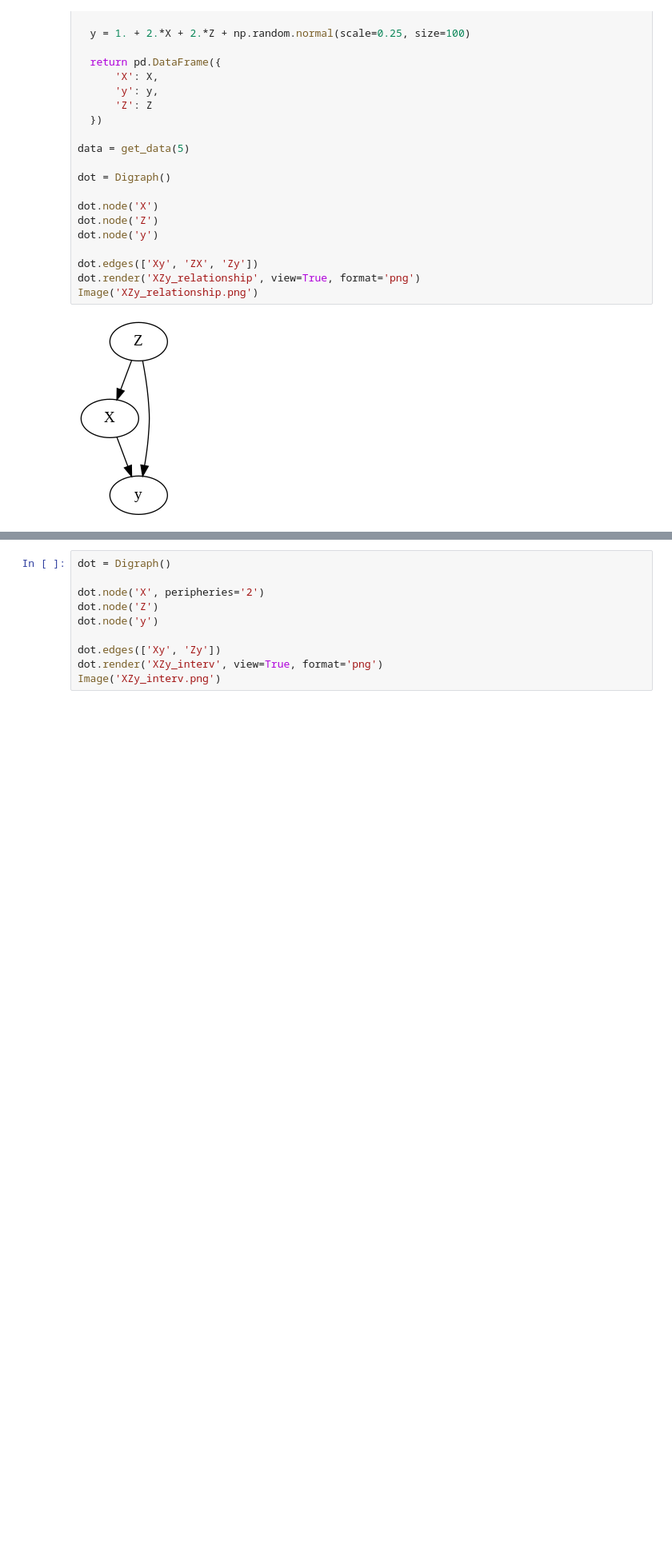
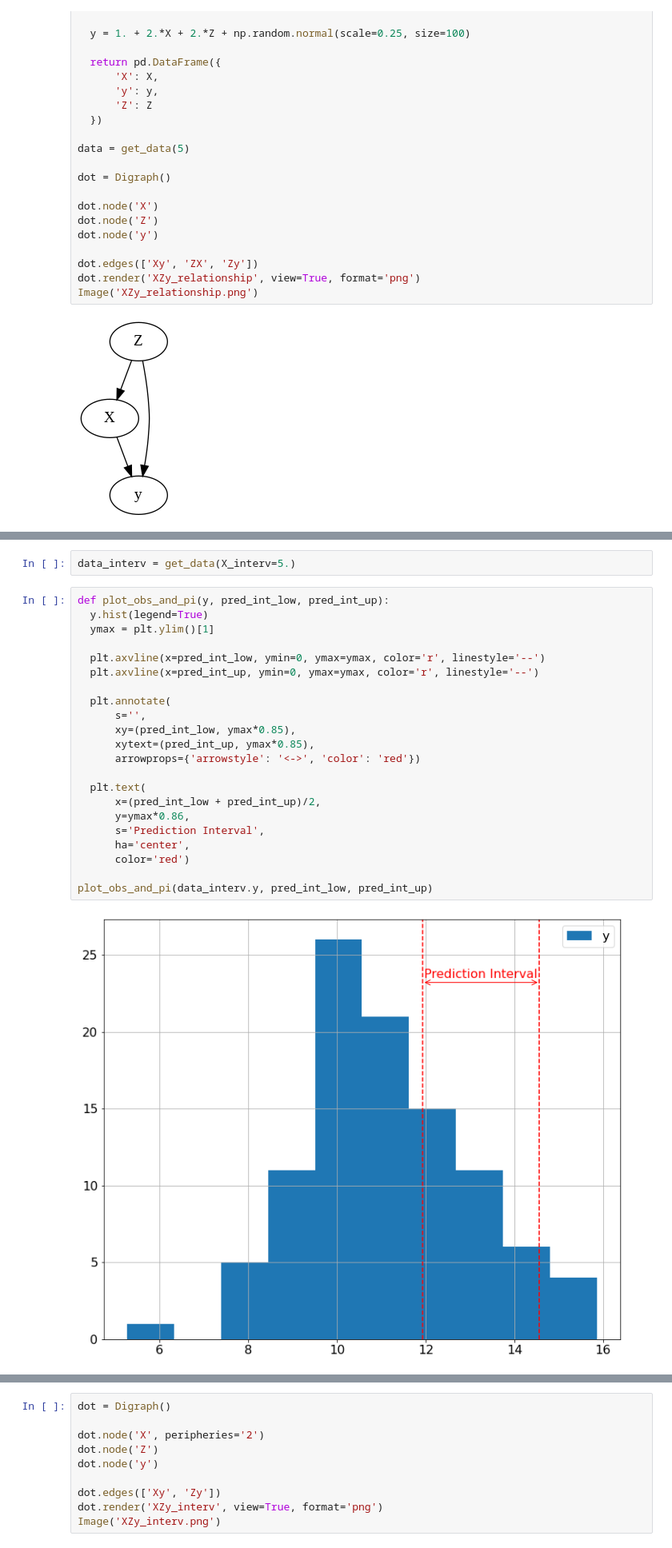
Before and after one commit to RoetGer/applied-causality-booklet, a Jupyter notebook: causality_basics.ipynb, the cells around one changed output, grey strips where cells are left out. Shown at 80% size. Cells and saved outputs as stored; diff of their text form; blank space fills up the shorter version.

```diff
--- a/causality_basics.ipynb
+++ b/causality_basics.ipynb
@@ -174,0 +226,26 @@ data.plot.scatter('Z', 'y')
+# %%
+data_interv = get_data(X_interv=5.)
+# %%
+def plot_obs_and_pi(y, pred_int_low, pred_int_up):
+  y.hist(legend=True)
+  ymax = plt.ylim()[1]
+
+  plt.axvline(x=pred_int_low, ymin=0, ymax=ymax, color='r', linestyle='--')
+  plt.axvline(x=pred_int_up, ymin=0, ymax=ymax, color='r', linestyle='--')
+
+  plt.annotate(
+      s='',
+      xy=(pred_int_low, ymax*0.85),
+      xytext=(pred_int_up, ymax*0.85),
+      arrowprops={'arrowstyle': '<->', 'color': 'red'})
+
+  plt.text(
+      x=(pred_int_low + pred_int_up)/2,
+      y=ymax*0.86,
+      s='Prediction Interval',
+      ha='center',
+      color='red')
+
+plot_obs_and_pi(data_interv.y, pred_int_low, pred_int_up)
+# %% [output]
+[figure, added]
```
Also changed, not shown: parts of 16 cells of this notebook.
